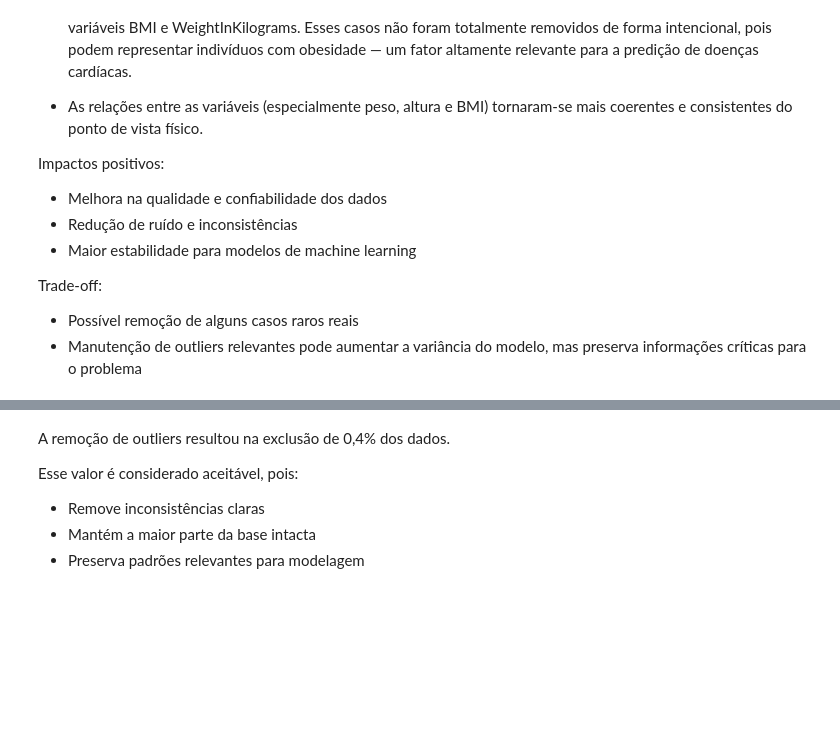
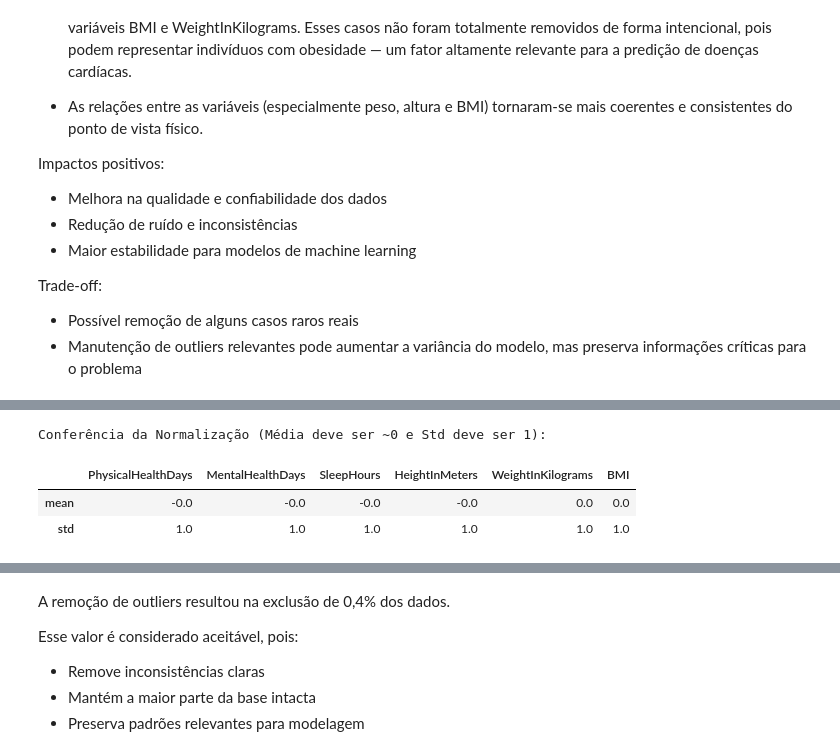
Before and after one commit to gligabo/PCD-1, a Jupyter notebook: src/Eixo-2/analise_eixo02.ipynb, the cells around one changed output, grey strips where cells are left out. Saved outputs shown, nothing was run; the diff lists cells and outputs as text; code cells hidden in the pictures; blank space fills up the shorter version.

```diff
--- a/src/Eixo-2/analise_eixo02.ipynb
+++ b/src/Eixo-2/analise_eixo02.ipynb
@@ -625,22 +633,31 @@ Registros removidos: 1445 (0.41%)
 # %%
-#agora vamos normalizar as variáveis numéricas
 from sklearn.preprocessing import StandardScaler
 
-# Lista das suas variáveis numéricas (contínuas e inteiras)
-num_cols = [
+# 1. Lista completa de variáveis que possuem escala numérica (Contínuas, Inteiras e Ordinais)
+# IMPORTANTE: Não incluímos as binárias (0/1) ou One-Hot aqui.
+cols_to_scale = [
     'PhysicalHealthDays',
     'MentalHealthDays',
     'SleepHours',
     'HeightInMeters',
     'WeightInKilograms',
-    'BMI'
-]
+    'BMI']
 
-# Inicializando o StandardScaler
+# 2. Inicializando o StandardScaler
 scaler = StandardScaler()
 
-# Aplicando a normalização apenas nas colunas numéricas
-df[num_cols] = scaler.fit_transform(df[num_cols])
+# 3. Aplicando a normalização
+# Isso transforma os dados para Média = 0 e Desvio Padrão = 1
+df[cols_to_scale] = scaler.fit_transform(df[cols_to_scale])
+
+# 4. Verificação estatística para o relatório
+print("Conferência da Normalização (Média deve ser ~0 e Std deve ser 1):")
+display(df[cols_to_scale].describe().loc[['mean', 'std']].round(2))
+# %% [output]
+Conferência da Normalização (Média deve ser ~0 e Std deve ser 1):
+|  | PhysicalHealthDays | MentalHealthDays | SleepHours | HeightInMeters | WeightInKilograms | BMI |
+| mean | -0.0 | -0.0 | -0.0 | -0.0 | 0.0 | 0.0 |
+| std | 1.0 | 1.0 | 1.0 | 1.0 | 1.0 | 1.0 |
 # %%
 df
 # %% [output]
```
Also changed, not shown: parts of 11 cells of this notebook.
